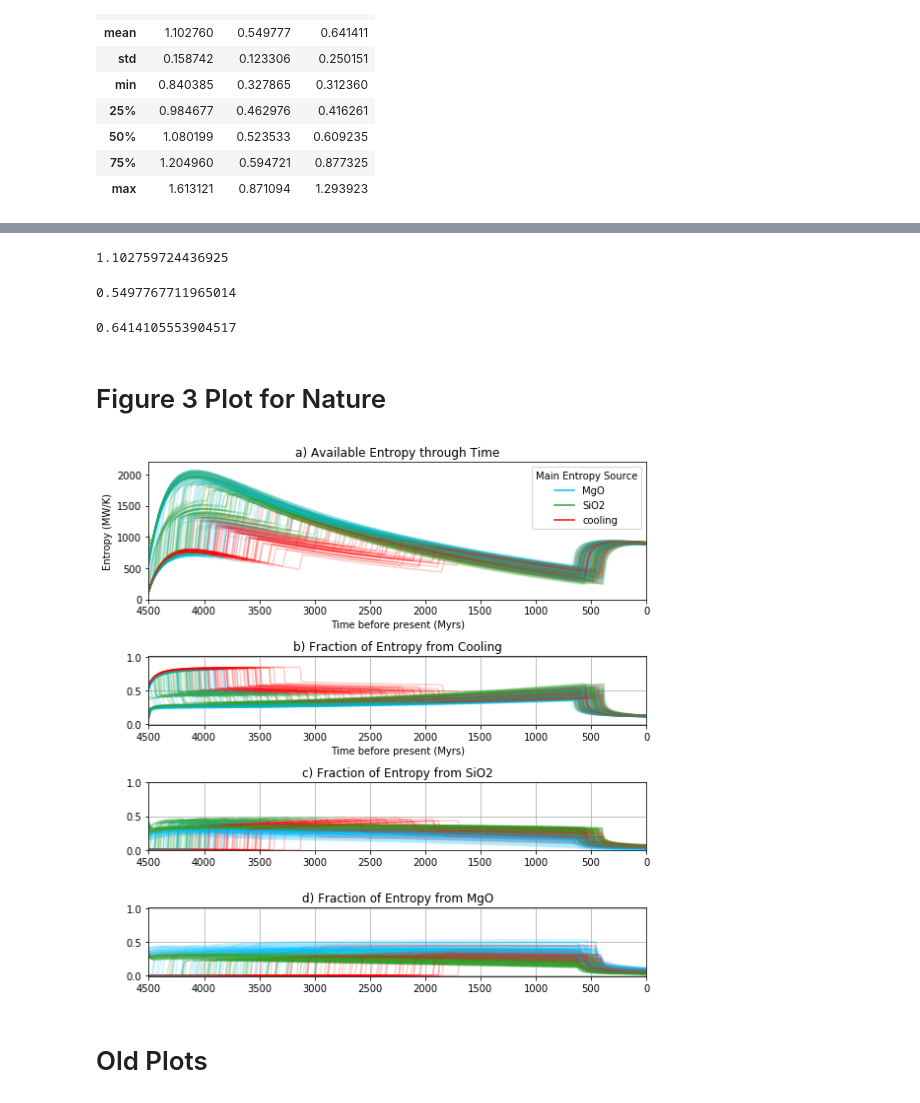
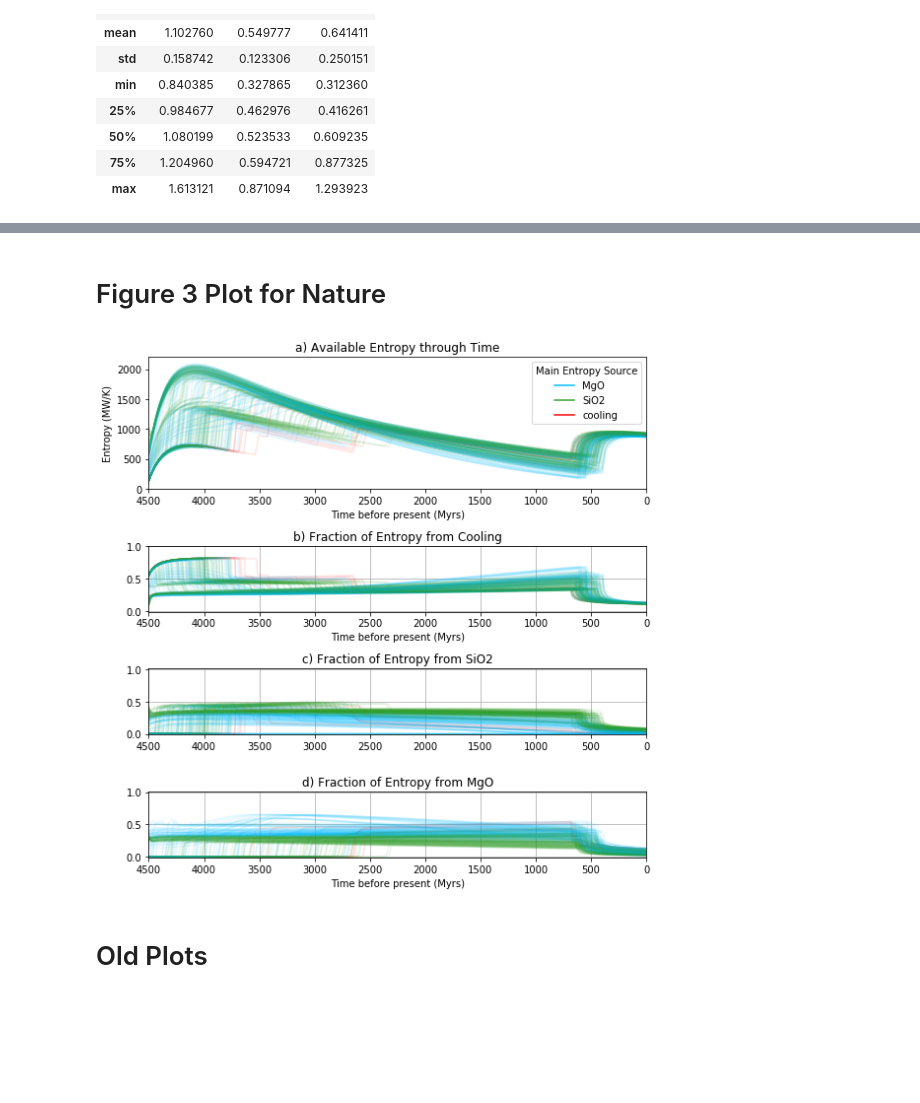
Before and after one commit to nknezek/MgSi-Exsolution, a Jupyter notebook: run explore space.ipynb, the cells around one changed output, grey strips where cells are left out. Saved outputs shown, nothing was run; the diff lists cells and outputs as text; code cells hidden in the pictures; blank space fills up the shorter version.

Commit message:
new plots

```diff
--- a/run explore space.ipynb
+++ b/run explore space.ipynb
@@ -705,6 +762,8 @@ import matplotlib.patches as patches
 # %%
+datadir = '/media/nknezek/compute_storage/explore_space_test/'
 df10 = dill.load(open('dataframe_r10_allcomputed_Fischer.m','rb'))
-
+solutionfile = 'data.m'
+alldatafile = 'all_parameters.m'
 
 df10 = df10[df10['wt_Mg_0']<2]
 df10 = df10[df10['wt_O_0']<20]
@@ -1530,21 +1669,6 @@ plt.xlim(0,5)
 mpl.colors.hex2color('#00BFFF')
 # %% [output]
 (0.0, 0.7490196078431373, 1.0)
-# %%
-def get_color(cname):
-    cnames = ['FeO','MgO','SiO2','cooling']
-    coolcolor = (1,0,0,1)
-    scolor = (0.2, 0.6274509803921569, 0.17254901960784313,1)
-    fcolor  = (0.7294117647058823, 0.3333333333333333, 0.8274509803921568,1)
-    mcolor = (0.0, 0.7490196078431373, 1.0,1)
-    colors = [fcolor,mcolor,scolor, coolcolor]
-    return colors[cnames.index(cname)]
-
-def maxE_color(df):
-    cvals = df[cvar].fillna('FeO')
-    colors = np.array([get_color(v) for v in cvals])
-    colors[df[cvar].isnull()] = (1,1,1,0)
-    return colors
 # %% [markdown]
 # Oxidized Initial and Final Constraints (Fischer and Badro)
 # %%
@@ -1812,15 +1827,3 @@ plt.savefig('Core_composition_initfinal_4panel_OxidizedAndPreferred_Fischer2015.
-# %%
-np.mean(df['wt_O_0']-df['wt_O_p'])
-# %% [output]
-1.102759724436925
-# %%
-np.mean(df['wt_Si_0']-df['wt_Si_p'])
-# %% [output]
-0.5497767711965014
-# %%
-np.mean(df['wt_Mg_0']-df['wt_Mg_p'])
-# %% [output]
-0.6414105553904517
 # %% [markdown]
 # Figure 3 Plot for Nature
 # %%
@@ -1833,10 +1836,29 @@ def remove_outliers(t,y,percent=0.3, N=3):
     non_outliers = np.where( np.abs((yo[:-Nends]+yo[Nends:])/(2*yo[Nends//2:-Nends//2]) - 1) < percent)[0]+Nends//2
     return t[non_outliers], y[non_outliers]
 # %%
+df = df10
+df = df[df['wt_O_p']<=10]
+# df = df[df['wt_O_p']<=df['wt_O_0']]
+df = df[df['wt_Si_p']<=10]
+df = df[df['T_cmb0']<=5700]
+df = df[df['wt_Mg_0']<=1.5]
+for i,row in df.iterrows():
+    df.loc[i,'in_BadroSeismicPresent'] = BadroSeismicOSiPath.contains_point((row['wt_O_p'],row['wt_Si_p']))
+    df.loc[i,'in_FischerOxidizedInitial'] = FischerOxidizedPath.contains_point((row['wt_O_0'],row['wt_Si_0']))
+    df.loc[i,'in_FischerReferenceInitial'] = FischerReferencePath.contains_point((row['wt_O_0'],row['wt_Si_0']))
+    df.loc[i,'in_FischerReducedInitial'] = FischerReducedPath.contains_point((row['wt_O_0'],row['wt_Si_0']))
+    df.loc[i,'in_SiebertOSiPath'] = SiebertOSiPath.contains_point((row['wt_O_0'],row['wt_Si_0']))
+
+df = df[(df['in_FischerReferenceInitial']==True) | ((df['in_BadroSeismicPresent']==True) & (df['wt_O_p']>=2.))| (df['in_SiebertOSiPath']==True)]
+
 Cent = 1e6
 Myrs = 365.25*3600*24*1e6
-alpha = 0.2
+alpha = 0.1
+
+
+
 plt.figure(figsize=(8,8))
+# gs = gridspec.GridSpec(5, 1,height_ratios=(2,1,1,1,1))
 gs = gridspec.GridSpec(4, 1,height_ratios=(2,1,1,1))
 
 ax = plt.subplot(gs[0])
@@ -1852,9 +1874,9 @@ tplts = []
 for i,row in df.iterrows():
     foldername = "Tc{:.1f}_XM{:.3f}_XS{:.3f}_XO{:.3f}/".format(row['T_cmb0'],row['X_Mg_0'],row['X_Si_0'],row['X_O_0'])
     if not os.path.exists(datadir+foldername+alldatafile):
-        if not os.path.exists(basedir+foldername+solutionfile):
+        if not os.path.exists(datadir+foldername+solutionfile):
             continue
-        pl, times, solution = dill.load(open(basedir+foldername+solutionfile,'rb'))
+        pl, times, solution = dill.load(open(datadir+foldername+solutionfile,'rb'))
         tn, allp = pl.core_layer.compute_all_parameters(times, solution)
         dill.dump((t_N,allp), open(datafolder+foldername+alldatafile,'wb'))
     else:
@@ -1904,35 +1926,37 @@ ax = plt.subplot(gs[2])
 for t,e,c in zip(tplts,Esifrac,colors):
 #     t,e = remove_outliers(t,e)
     plt.plot(t,e,color=c,alpha=alpha)
 plt.ylim(-.01,1.01)
 plt.xlim(4500,0)
 plt.title('c) Fraction of Entropy from SiO2')
 plt.grid()
 # plt.xlabel('Time before present (Myrs)')
 
 ax = plt.subplot(gs[3])
 for t,e,c in zip(tplts,Emgfrac,colors):
 #     t,e = remove_outliers(t,e)
     plt.plot(t,e,color=c,alpha=alpha)
 plt.ylim(-.01,1.01)
 plt.xlim(4500,0)
 plt.title('d) Fraction of Entropy from MgO')
 plt.grid()
-# plt.xlabel('Time before present (Myrs)')
+plt.xlabel('Time before present (Myrs)')
 
 # ax = plt.subplot(gs[4])
 # for t,e,c in zip(tplts,Efefrac,colors):
 # #     t,e = remove_outliers(t,e)
 #     plt.plot(t,e,color=c,alpha=alpha)
 # plt.ylim(-.01,1.01)
 # plt.xlim(4500,0)
+# plt.xlabel('Time before present (Myrs)')
 # plt.title('Fraction of Entropy from FeO')
 # plt.grid()
 
 plt.tight_layout()
+# plt.savefig('figure3_Fischer2015_SiOMgOcooling_withFeO.pdf')
 plt.savefig('figure3_Fischer2015_SiOMgOcooling.pdf')
 # %% [output]
-[figure, old version]
+[figure, new version]
 # %% [markdown]
 # Old Plots
 # %%
```
Also changed, not shown: parts of 15 cells of this notebook, 25 other files.
